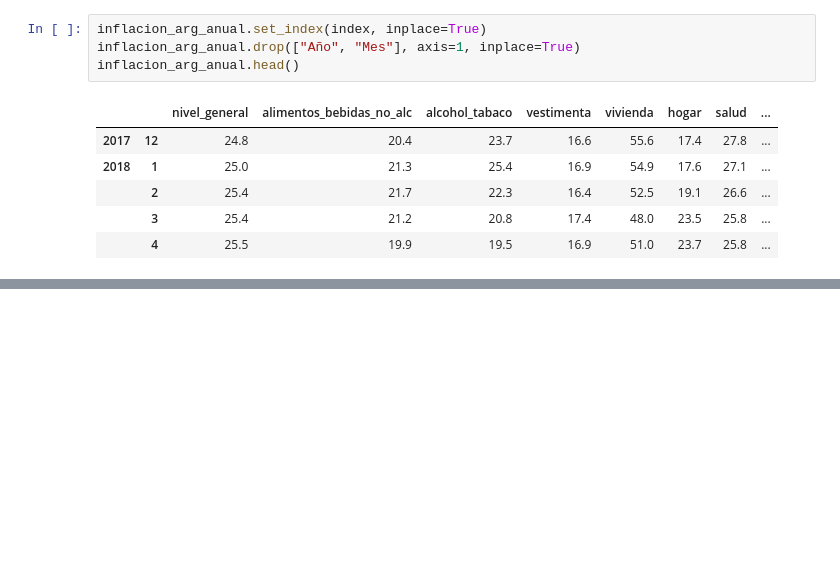
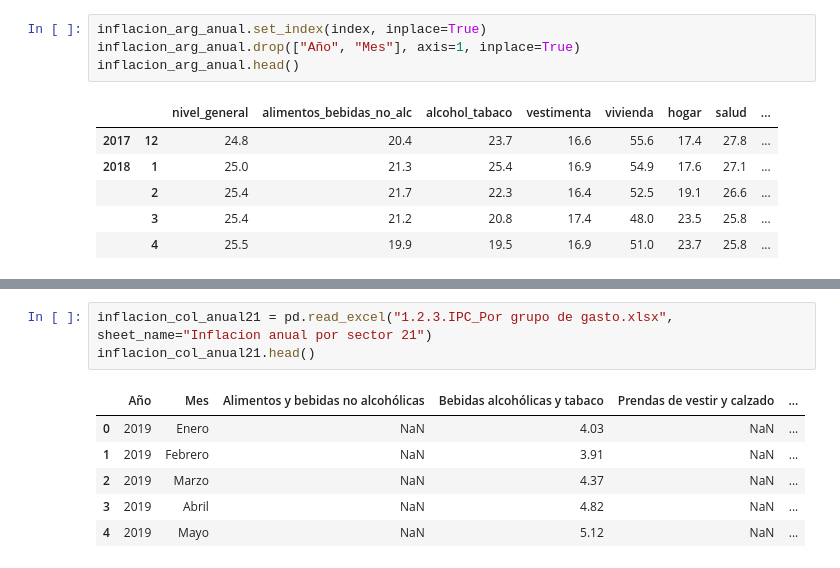
Before and after one commit to jmoralesn2/Tasas_interes_Colombia_Argentina, a Jupyter notebook: Project1.ipynb, the cells around one changed output, grey strips where cells are left out. Drawn from its saved outputs; the diff is of its cells as text; blank space fills up the shorter version.

```diff
--- a/Project1.ipynb
+++ b/Project1.ipynb
@@ -104,3 +104,13 @@ inflacion_col_anual.head()
 |  | 3 | 4.686057 | 3.652154 | 4.228242 | 3.577970 | 7.926260 | 7.533894 | 3.507506 | 4.586876 | ... |
 |  | 4 | 4.662749 | 2.494288 | 5.075406 | 3.523811 | 7.807408 | 7.515984 | 3.625891 | 5.152911 | ... |
 |  | 5 | 4.366522 | 2.094730 | 4.793283 | 3.301877 | 7.710451 | 7.505768 | 3.319984 | 4.837901 | ... |
+# %%
+inflacion_col_anual21 = pd.read_excel("1.2.3.IPC_Por grupo de gasto.xlsx", sheet_name="Inflacion anual por sector 21")
+inflacion_col_anual21.head()
+# %% [output]
+|  | Año | Mes | Alimentos y bebidas no alcohólicas | Bebidas alcohólicas y tabaco | Prendas de vestir y calzado | ... |
+| 0 | 2019 | Enero | NaN | 4.03 | NaN | ... |
+| 1 | 2019 | Febrero | NaN | 3.91 | NaN | ... |
+| 2 | 2019 | Marzo | NaN | 4.37 | NaN | ... |
+| 3 | 2019 | Abril | NaN | 4.82 | NaN | ... |
+| 4 | 2019 | Mayo | NaN | 5.12 | NaN | ... |
```
Also changed, not shown: parts of 9 cells of this notebook, 3 other files.
